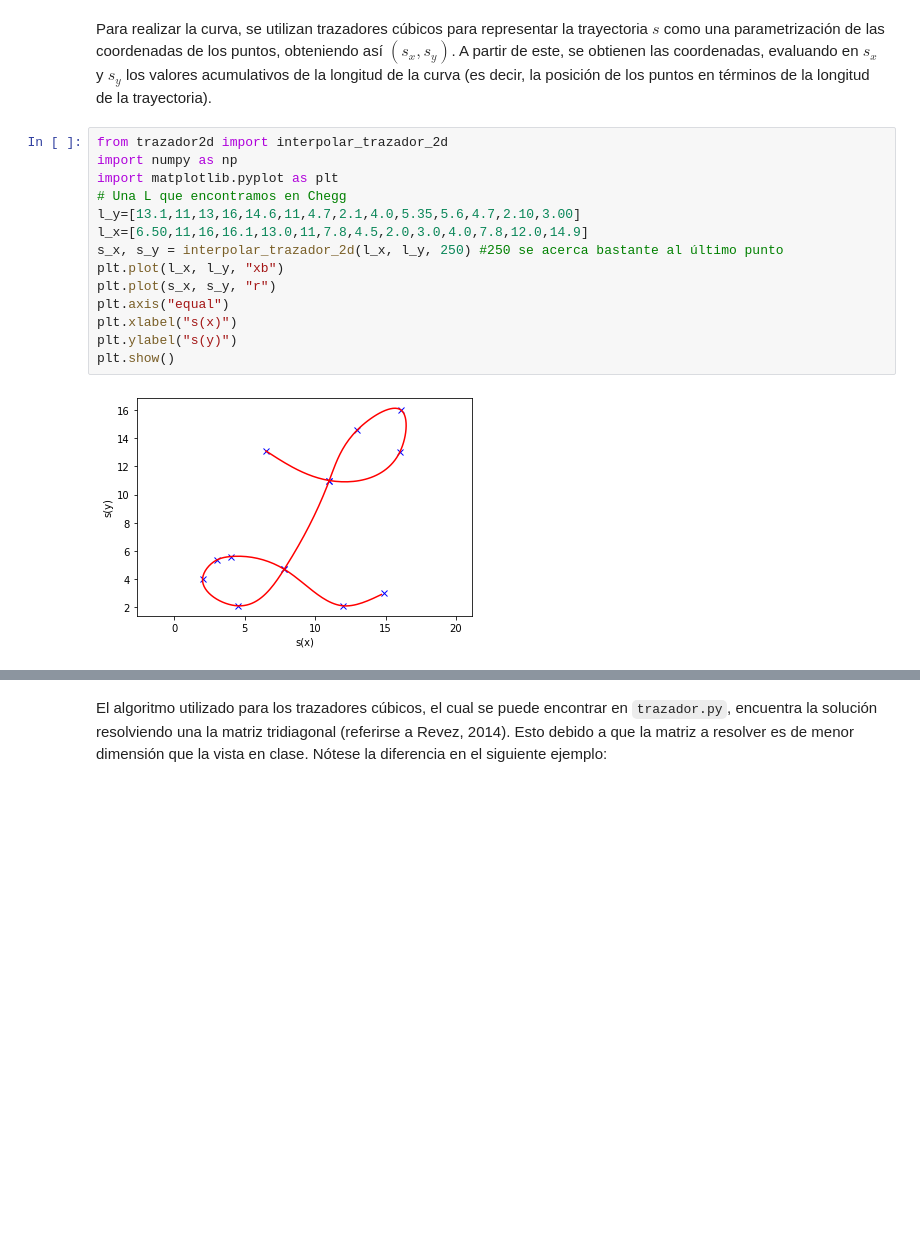
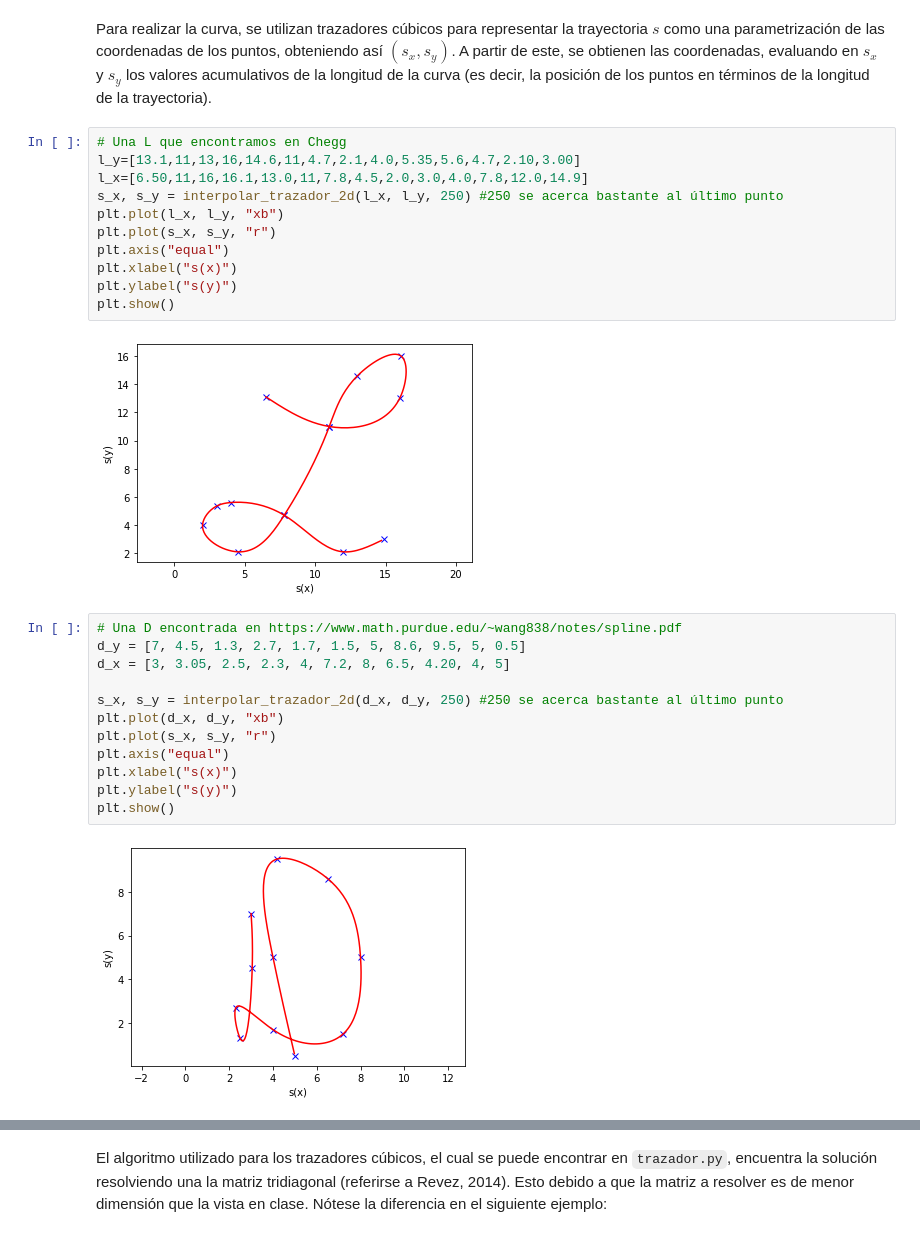
Before and after one commit to LorenaGBeltran/MicroProyecto_2Metodos, a Jupyter notebook: MP2.ipynb, the cells around one changed output, grey strips where cells are left out. Drawn from its saved outputs; the diff is of its cells as text; blank space fills up the shorter version.

```diff
--- a/MP2.ipynb
+++ b/MP2.ipynb
@@ -10,9 +42,6 @@ La dificultad del proceso radica en el preprocesamiento de imágenes, ya que se
 # %% [markdown]
 Para realizar la curva, se utilizan trazadores cúbicos para representar la trayectoria $s$ como una parametrización de las coordenadas de los puntos, obteniendo así $(s_x, s_y)$. A partir de este, se obtienen las coordenadas, evaluando en $s_x$ y $s_y$ los valores acumulativos de la longitud de la curva (es decir, la posición de los puntos en términos de la longitud de la trayectoria).
 # %%
-from trazador2d import interpolar_trazador_2d
-import numpy as np
-import matplotlib.pyplot as plt
 # Una L que encontramos en Chegg
 l_y=[13.1,11,13,16,14.6,11,4.7,2.1,4.0,5.35,5.6,4.7,2.10,3.00]
 l_x=[6.50,11,16,16.1,13.0,11,7.8,4.5,2.0,3.0,4.0,7.8,12.0,14.9]
@@ -25,3 +54,17 @@ plt.ylabel("s(y)")
 plt.show()
 # %% [output]
 [figure]
+# %%
+# Una D encontrada en https://www.math.purdue.edu/~wang838/notes/spline.pdf
+d_y = [7, 4.5, 1.3, 2.7, 1.7, 1.5, 5, 8.6, 9.5, 5, 0.5]
+d_x = [3, 3.05, 2.5, 2.3, 4, 7.2, 8, 6.5, 4.20, 4, 5]
+
+s_x, s_y = interpolar_trazador_2d(d_x, d_y, 250) #250 se acerca bastante al último punto
+plt.plot(d_x, d_y, "xb")
+plt.plot(s_x, s_y, "r")
+plt.axis("equal")
+plt.xlabel("s(x)")
+plt.ylabel("s(y)")
+plt.show()
+# %% [output]
+[figure, added]
```
Also changed, not shown: parts of 6 cells of this notebook, 1 other file.
